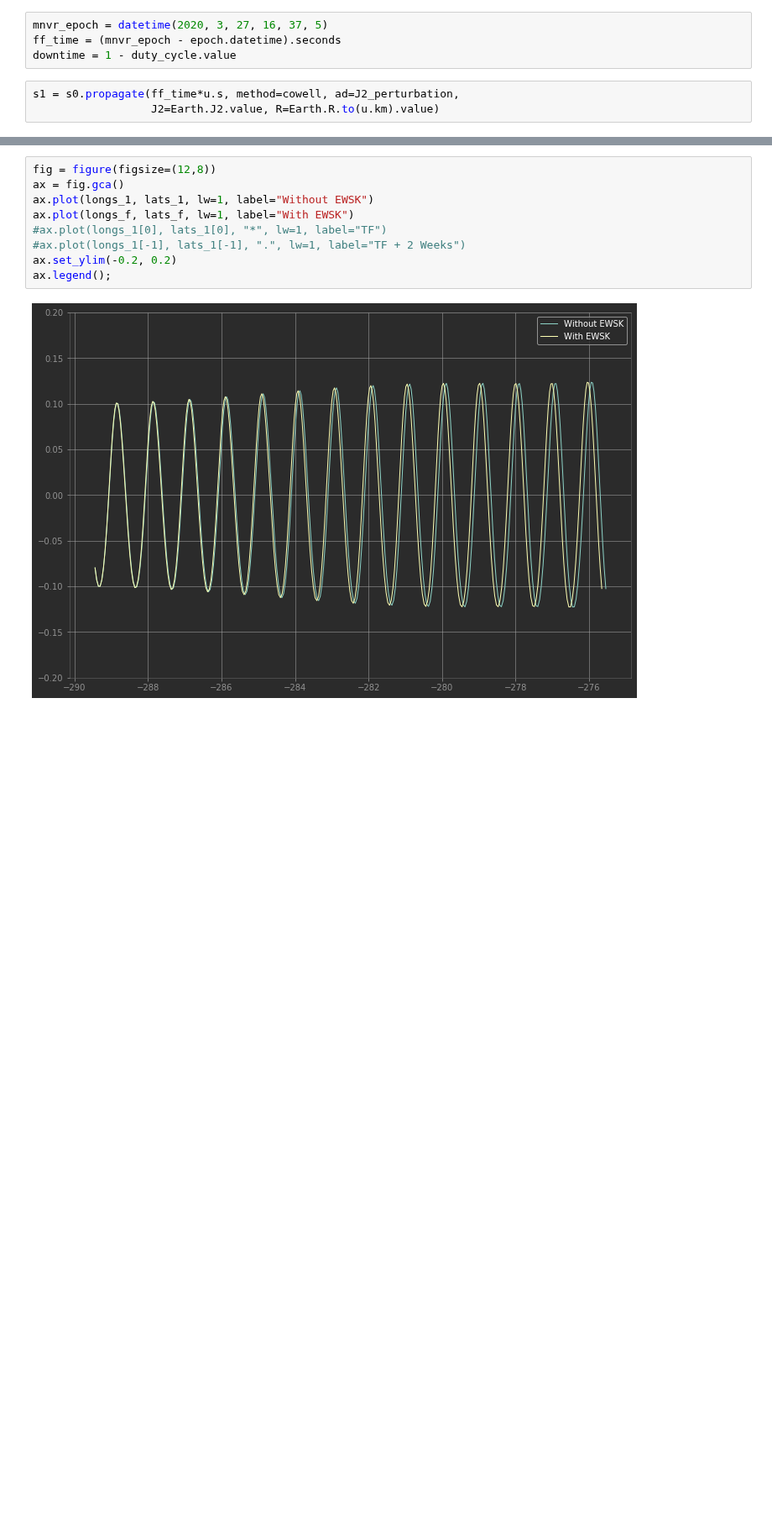
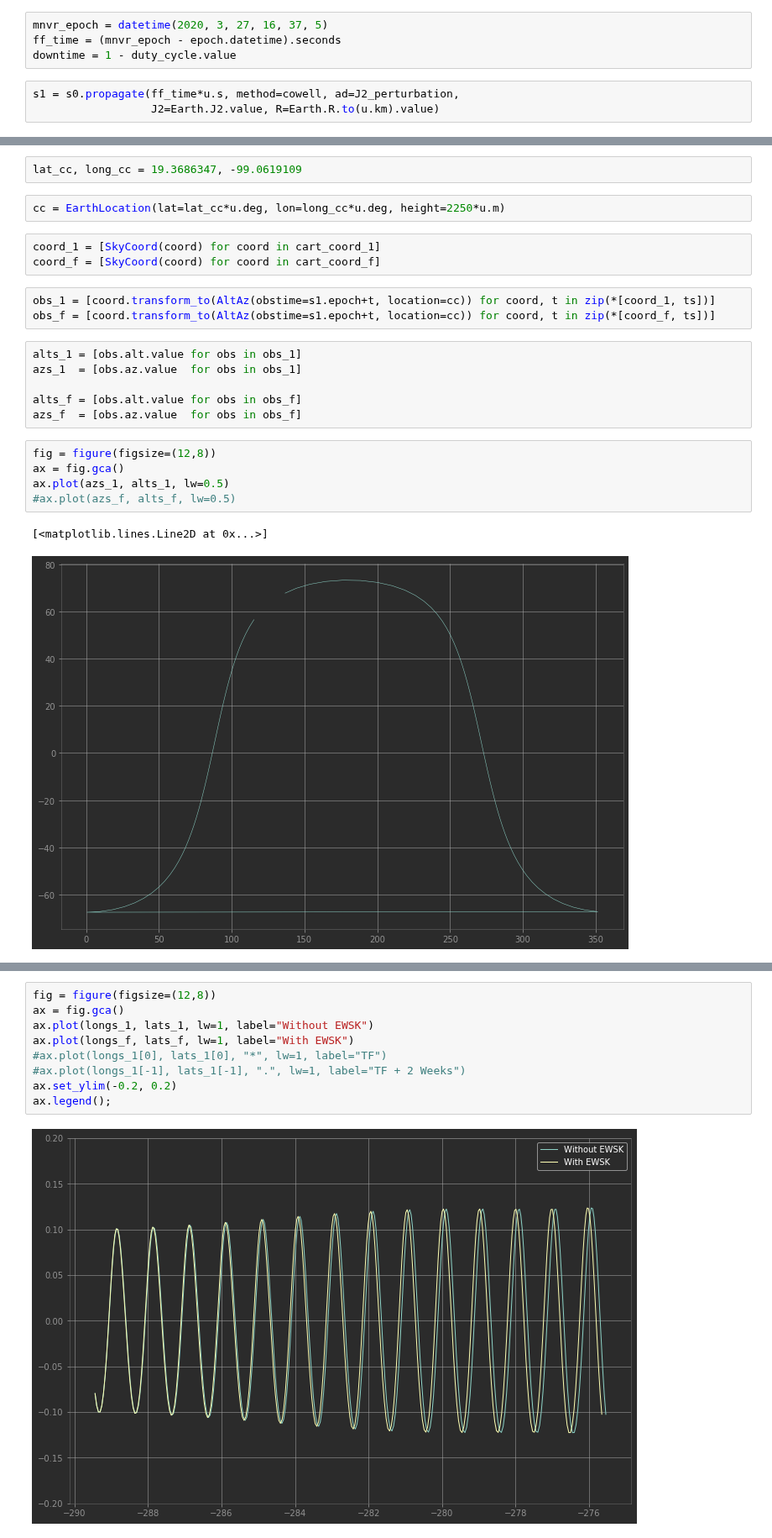
Before and after one commit to cad3na/JupyterNotebooks, a Jupyter notebook: Python/Presentaciones/orbitas2.ipynb, the cells around one changed output, grey strips where cells are left out. Shown at 84% size. Cells and saved outputs as stored; diff of their text form; blank space fills up the shorter version.

Commit message:
Se trabaja en visualizacion de orbitas

```diff
--- a/Python/Presentaciones/orbitas2.ipynb
+++ b/Python/Presentaciones/orbitas2.ipynb
@@ -134,0 +103,24 @@ def perturbaciones(t0, state, k, J2, R, k_third_moon, third_body_moon, k_third_s
+# %%
+lat_cc, long_cc = 19.3686347, -99.0619109
+# %%
+cc = EarthLocation(lat=lat_cc*u.deg, lon=long_cc*u.deg, height=2250*u.m)
+# %%
+coord_1 = [SkyCoord(coord) for coord in cart_coord_1]
+coord_f = [SkyCoord(coord) for coord in cart_coord_f]
+# %%
+obs_1 = [coord.transform_to(AltAz(obstime=s1.epoch+t, location=cc)) for coord, t in zip(*[coord_1, ts])]
+obs_f = [coord.transform_to(AltAz(obstime=s1.epoch+t, location=cc)) for coord, t in zip(*[coord_f, ts])]
+# %%
+alts_1 = [obs.alt.value for obs in obs_1]
+azs_1  = [obs.az.value  for obs in obs_1]
+
+alts_f = [obs.alt.value for obs in obs_f]
+azs_f  = [obs.az.value  for obs in obs_f]
+# %%
+fig = figure(figsize=(12,8))
+ax = fig.gca()
+ax.plot(azs_1, alts_1, lw=0.5)
+#ax.plot(azs_f, alts_f, lw=0.5)
+# %% [output]
+[<matplotlib.lines.Line2D at 0x...>]
+[figure, added]
```
Also changed, not shown: parts of 25 cells of this notebook, 4 other files.
